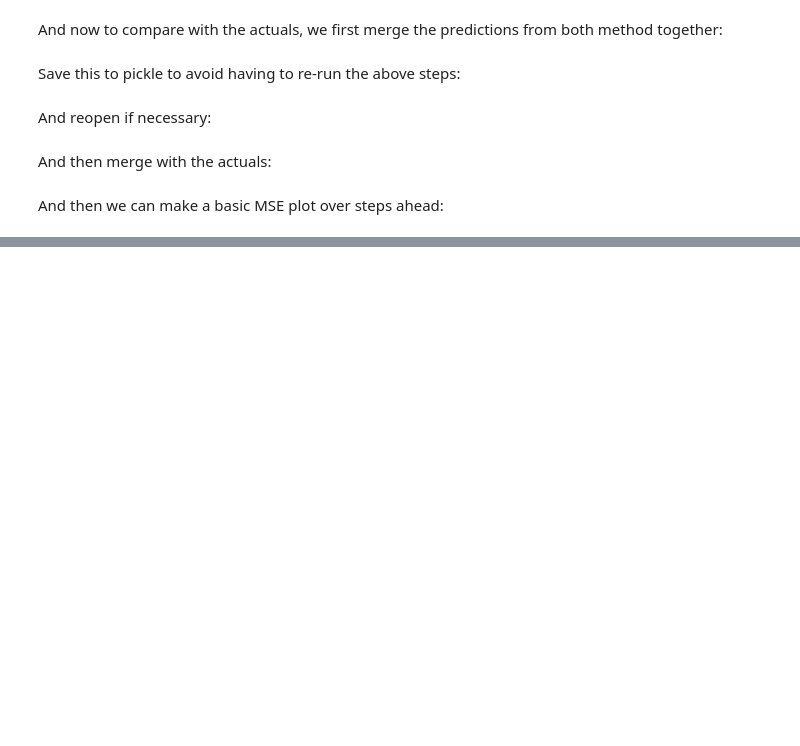
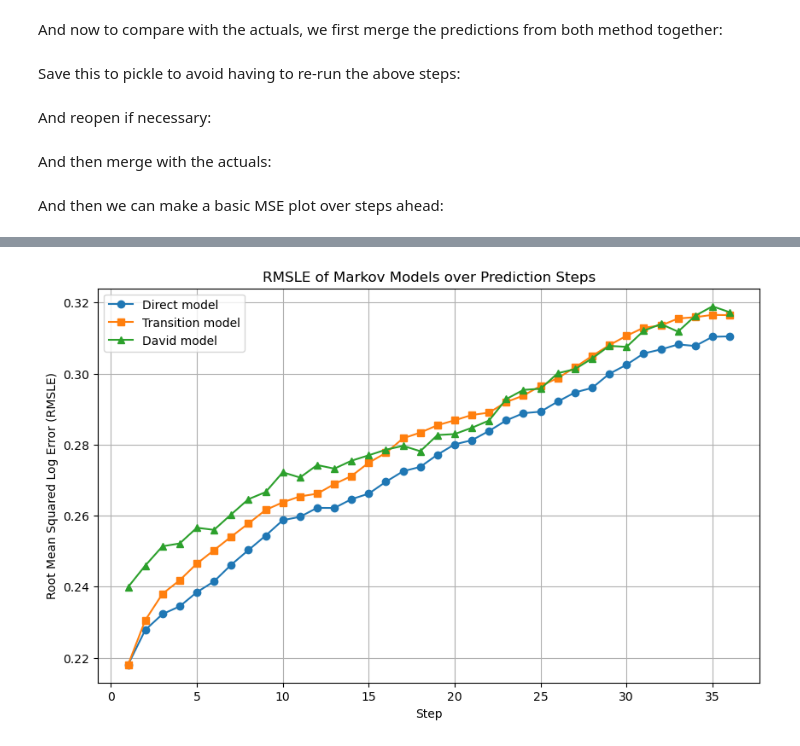
Before and after one commit to lboekestein/views-markov, a Jupyter notebook: sandbox/notebooks/sandbox.ipynb, the cells around one changed output, grey strips where cells are left out. Drawn from its saved outputs; the diff is of its cells as text; code cells hidden in the pictures; blank space fills up the shorter version.

```diff
--- a/sandbox/notebooks/sandbox.ipynb
+++ b/sandbox/notebooks/sandbox.ipynb
@@ -298,0 +337,6 @@ else:
+# %%
+results = pd.read_parquet('../r_version/results/markov_jointnarrow_ss_rf_custom.parquet')
+# %%
+predictions_david = results.reorder_levels(["country_id", "month_id"]).sort_index()
+predictions_david.index.names = ["country_id", "target_month_id"]
+predictions_david.head()
@@ -298,0 +363,48 @@ else:
+# %%
+fully_merged = predictions_merged.merge(
+    predictions_david,
+    left_index=True,
+    right_index=True,
+)
+# %%
+df = fully_merged.copy()
+df.dropna(inplace=True)
+
+# define true values
+y_true = df["ln_ged_sb"].values
+
+direct_rmsle = []
+transition_rmsle = []
+david_rmsle = []
+
+for step in range(1, 37):
+
+    direct_rmse_val = np.sqrt(mean_squared_log_error(y_true, df[f"predicted_fatalities_t_min_{step}_direct"]))
+    transition_rmse_val = np.sqrt(mean_squared_log_error(y_true, df[f"predicted_fatalities_t_min_{step}_transition"]))
+    david_rmse_val = np.sqrt(mean_squared_log_error(y_true, df[f"step_pred_{step}"]))
+
+    direct_rmsle.append(direct_rmse_val)
+    transition_rmsle.append(transition_rmse_val)
+    david_rmsle.append(david_rmse_val)
+
+# combine into dataframe
+rmsle_df = pd.DataFrame({
+    "step": range(1, 37),
+    "direct_rmsle": direct_rmsle,
+    "transition_rmsle": transition_rmsle,
+    "david_rmsle": david_rmsle
+})
+
+# --- plot ---
+plt.figure(figsize=(10,6))
+plt.plot(rmsle_df["step"], rmsle_df["direct_rmsle"], marker="o", label="Direct model")
+plt.plot(rmsle_df["step"], rmsle_df["transition_rmsle"], marker="s", label="Transition model")
+plt.plot(rmsle_df["step"], rmsle_df["david_rmsle"], marker="^", label="David model")
+plt.xlabel("Step")
+plt.ylabel("Root Mean Squared Log Error (RMSLE)")
+plt.title("RMSLE of Markov Models over Prediction Steps")
+plt.legend()
+plt.grid(True)
+plt.show()
+# %% [output]
+[figure, added]
```
Also changed, not shown: parts of 31 cells of this notebook, 14 other files.
